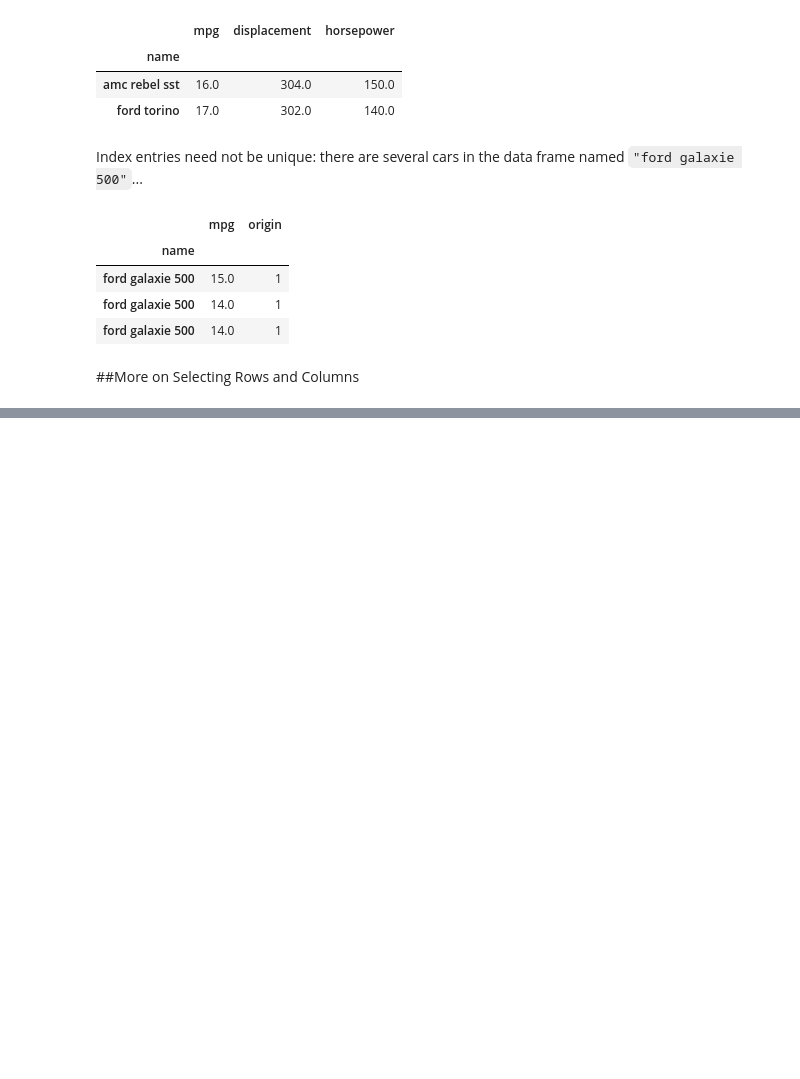
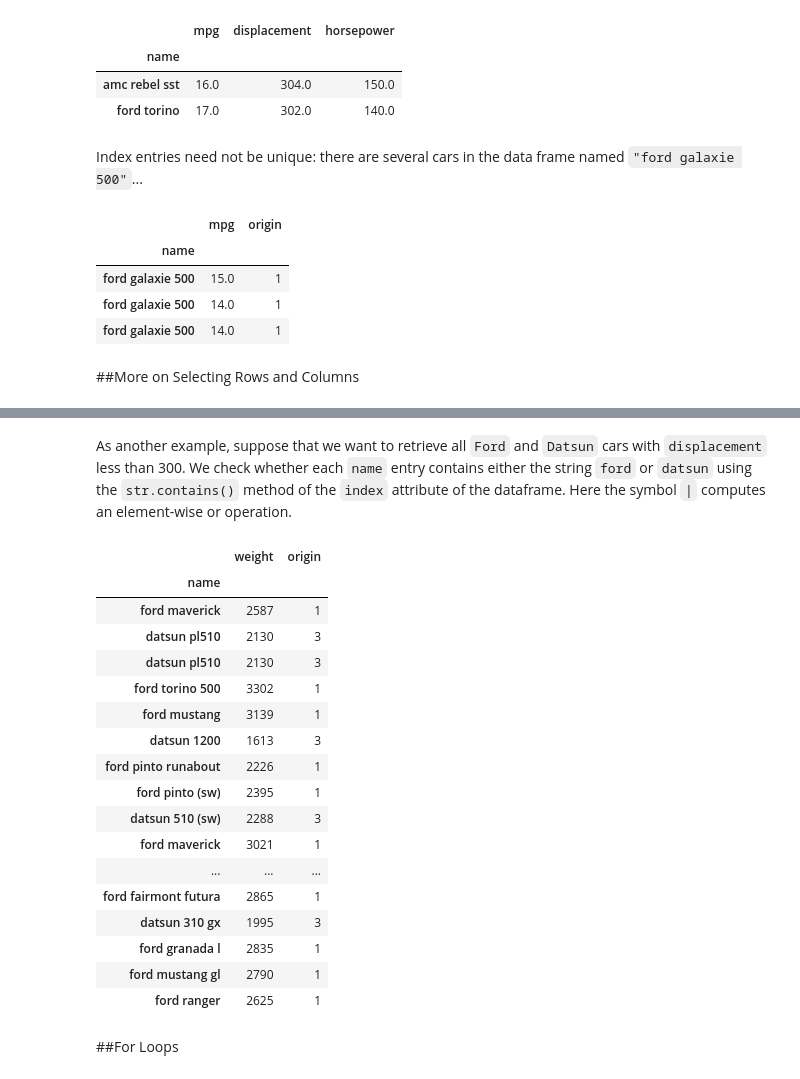
Before and after one commit to taadith/python-projects, a Jupyter notebook: intro-stat-learning/labs/ISLP_Lab_Ch_02.ipynb, the cells around one changed output, grey strips where cells are left out. Saved outputs shown, nothing was run; the diff lists cells and outputs as text; code cells hidden in the pictures; blank space fills up the shorter version.

````diff
--- a/intro-stat-learning/labs/ISLP_Lab_Ch_02.ipynb
+++ b/intro-stat-learning/labs/ISLP_Lab_Ch_02.ipynb
@@ -1591,0 +1664,29 @@ auto_re.loc["ford galaxie 500", ["mpg", "origin"]]
+# %% [markdown]
+As another example, suppose that we want to retrieve all ```Ford``` and ```Datsun``` cars with ```displacement``` less than 300. We check whether each ```name``` entry contains either the string ```ford``` or ```datsun``` using the ```str.contains()``` method of the ```index``` attribute of the dataframe. Here the symbol ```|``` computes an element-wise or operation.
+# %%
+auto_re.loc[lambda df: (df["displacement"] < 300)
+                       & (df.index.str.contains("ford")
+                       | df.index.str.contains('datsun')),
+            ["weight", "origin"]
+]
+# %% [output]
+|  | weight | origin |
+| name |  |  |
+| ford maverick | 2587 | 1 |
+| datsun pl510 | 2130 | 3 |
+| datsun pl510 | 2130 | 3 |
+| ford torino 500 | 3302 | 1 |
+| ford mustang | 3139 | 1 |
+| datsun 1200 | 1613 | 3 |
+| ford pinto runabout | 2226 | 1 |
+| ford pinto (sw) | 2395 | 1 |
+| datsun 510 (sw) | 2288 | 3 |
+| ford maverick | 3021 | 1 |
+| ... | ... | ... |
+| ford fairmont futura | 2865 | 1 |
+| datsun 310 gx | 1995 | 3 |
+| ford granada l | 2835 | 1 |
+| ford mustang gl | 2790 | 1 |
+| ford ranger | 2625 | 1 |
+# %% [markdown]
+##For Loops
````
Also changed, not shown: parts of 6 cells of this notebook.
